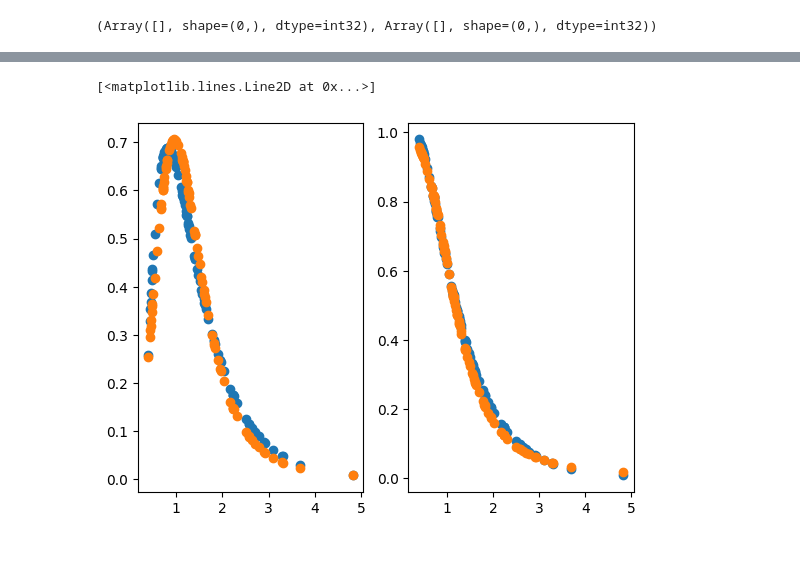
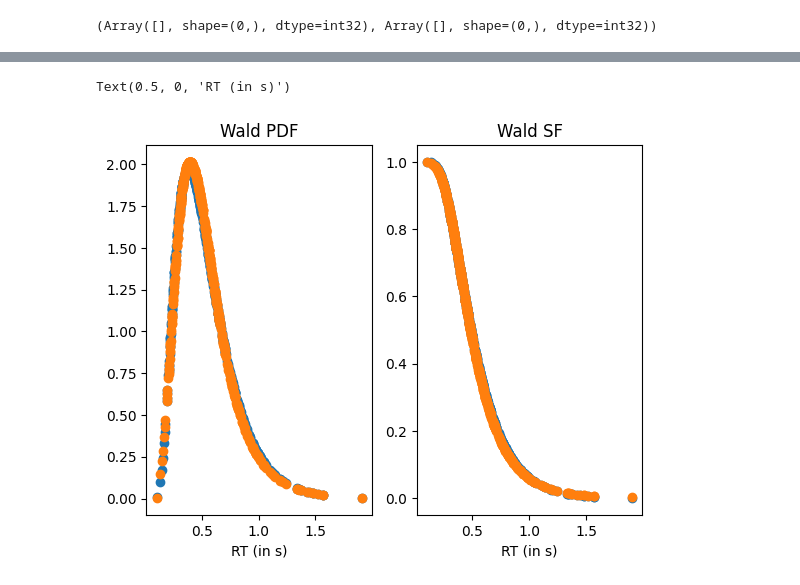
Before and after one commit to maltelueken/neural-race-model-estimation, a Jupyter notebook: notebooks/test_monotonic_flow.ipynb, the cells around one changed output, grey strips where cells are left out. Drawn from its saved outputs; the diff is of its cells as text; code cells hidden in the pictures; blank space fills up the shorter version.

```diff
--- a/notebooks/test_monotonic_flow.ipynb
+++ b/notebooks/test_monotonic_flow.ipynb
@@ -93,8 +62,6 @@ batch_shape = (64, 200)
 
 metrics_history = {
   "train_loss": [],
-  "train_kl_pdf": [],
-  "train_kl_sf": [],
 }
 
 master_key = jax.random.key(2027)
@@ -103,46 +70,31 @@ conditioner_key, sampling_key = jax.random.split(train_key, 2)
 
 rngs = nnx.Rngs(default=conditioner_key, sampling=sampling_key)
 
-conditioner = make_mlp_conditioner(num_bins=4, rngs=rngs)
+conditioner = make_mlp_conditioner(num_in=3, num_bins=4, rngs=rngs)
 
 learning_rate = 0.005 # optax.schedules.cosine_decay_schedule(0.005, train_steps, 1e-6)
 
 optimizer = nnx.Optimizer(
-  conditioner, optax.adamw(learning_rate), wrt=nnx.Param
+  conditioner, optax.adamw(learning_rate), wrt=nnx.Param,
 )
 metrics = nnx.MultiMetric(
-  loss=nnx.metrics.Average('loss'),
+  loss=nnx.metrics.Average("loss"),
 )
 
 for step in tqdm(range(train_steps)):
   data, context = sample_conditional_wald(rngs.sampling(), batch_shape, prior)
-  # Run the optimization for one step and make a stateful update to the following:
-  # - The train state's model parameters
-  # - The optimizer state
-  # - The training loss and accuracy batch metrics
-  conditioner.train() # Switch to train mode
+
+  conditioner.train()
+
   train_step(conditioner, optimizer, metrics, data, context)
 
   if step > 0 and (step % eval_every == 0 or step == train_steps - 1):  # One training epoch has passed.
-    # Log the training metrics.
     for metric, value in metrics.compute().items():  # Compute the metrics.
-      metrics_history[f'train_{metric}'].append(value)  # Record the metrics.
+      metrics_history[f"train_{metric}"].append(value)  # Record the metrics.
+
     metrics.reset()  # Reset the metrics for the test set.
 
-    conditioner.eval()
+    print(value)
 
-    test_data, test_context = sample_conditional_wald(rngs.sampling(), batch_shape, prior)
-    # test_data = test_data.squeeze()
-    # test_context = test_context.squeeze()
-    ref_pdf, ref_sf = ref_log_pdf_sf(test_data, test_context[..., 0], test_context[..., 1], test_context[..., 2])
-
-    test_pdf, test_sf = evaluate_pdf_sf(conditioner, test_data, test_context)
-
-    kl_pdf = jnp.nanmean(jax.scipy.special.kl_div(jnp.exp(ref_pdf), jnp.exp(test_pdf)))
-    kl_sf = jnp.nanmean(jax.scipy.special.kl_div(jnp.exp(ref_sf), jnp.exp(test_sf)))
-
-    metrics_history["train_kl_pdf"].append(kl_pdf)
-    metrics_history["train_kl_sf"].append(kl_sf)
-
-    print(value, kl_pdf, kl_sf)
+save_conditioner(conditioner, Path("conditioner").absolute())
 # %% [output]
@@ -170,5 +111,5 @@ metrics_history
 # %%
-test_data, test_context = sample_conditional_wald(test_key, (100,), prior)
+test_data, test_context = sample_conditional_wald(test_key, (500,), prior)
 # test_data = test_data.squeeze()
 # test_context = test_context.squeeze()
 # %%
@@ -193,14 +134,20 @@ Array(0.00274255, dtype=float32)
 # %%
 fig, (ax1, ax2) = plt.subplots(1, 2)
 
 ax1.plot(test_data, jnp.exp(ref_pdf), "o", label="Reference")
 ax1.plot(test_data, jnp.exp(test_pdf), "o", label="Approx")
 
+ax1.set_xlabel("RT (in s)")
+ax1.set_title("Wald PDF")
+
 ax2.plot(test_data, jnp.exp(ref_sf), "o", label="Reference")
 ax2.plot(test_data, jnp.exp(test_sf), "o", label="Approx")
+
+ax2.set_title("Wald SF")
+ax2.set_xlabel("RT (in s)")
 # %% [output]
-[<matplotlib.lines.Line2D at 0x...>]
+Text(0.5, 0, 'RT (in s)')
-[figure, old version]
+[figure, new version]
 # %%
 @jax.jit
 def inv_gauss_log_pdf_sf(rt, v, b, s, t0):
```
Also changed, not shown: parts of 21 cells of this notebook, 1 other file.
